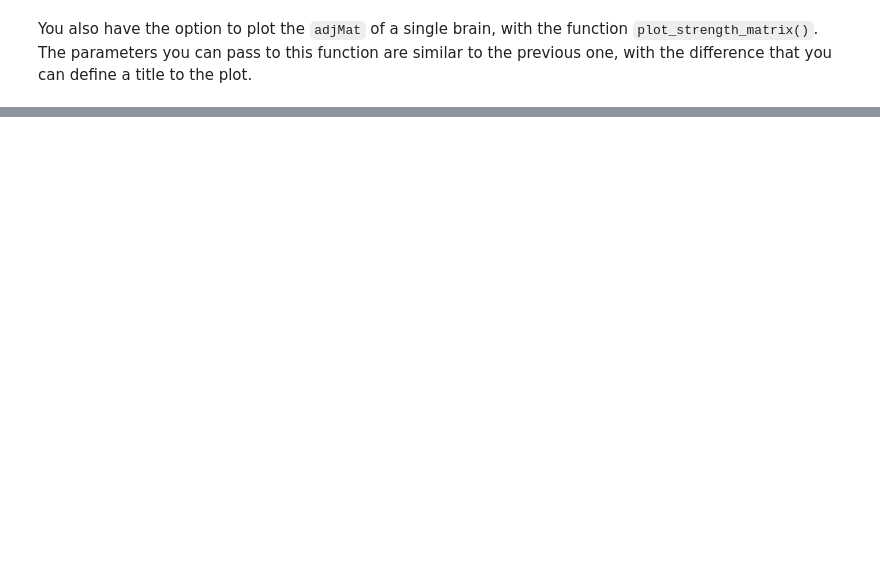
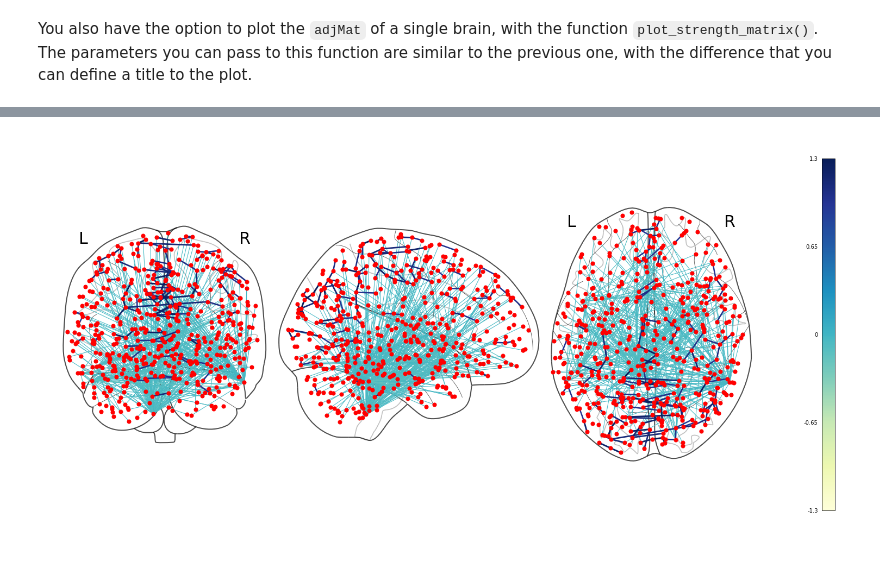
Before and after one commit to RittmanResearch/maybrain, a Jupyter notebook: docs/04 - The plotting Package.ipynb, the cells around one changed output, grey strips where cells are left out. Drawn from its saved outputs; the diff is of its cells as text; code cells hidden in the pictures; blank space fills up the shorter version.

```diff
--- a/docs/04 - The plotting Package.ipynb
+++ b/docs/04 - The plotting Package.ipynb
@@ -228,0 +91,8 @@ str(0)
+# %%
+fig = plt.figure(figsize=(20,10))  # Making image bigger
+
+display = cc.plot_connectome(a, figure=fig, colorbar=True)
+
+display.annotate(size=30)
+# %% [output]
+[figure, added]
```
Also changed, not shown: parts of 30 cells of this notebook, 7 other files.
